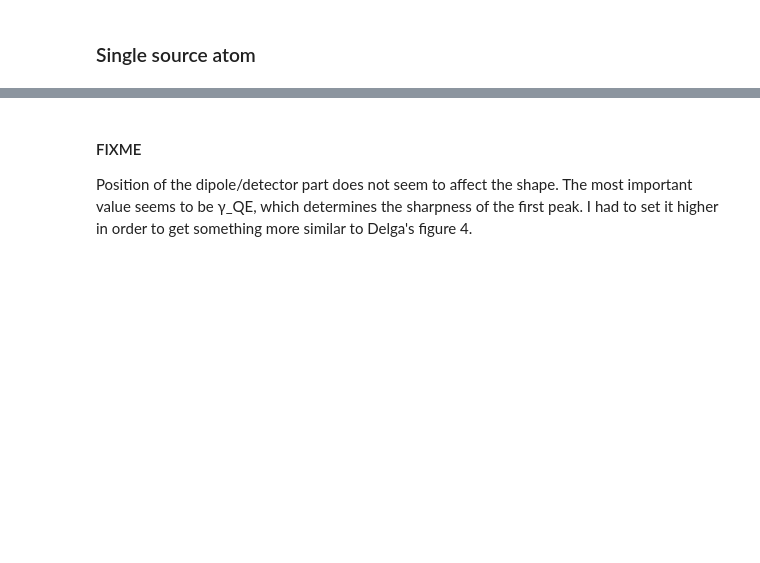
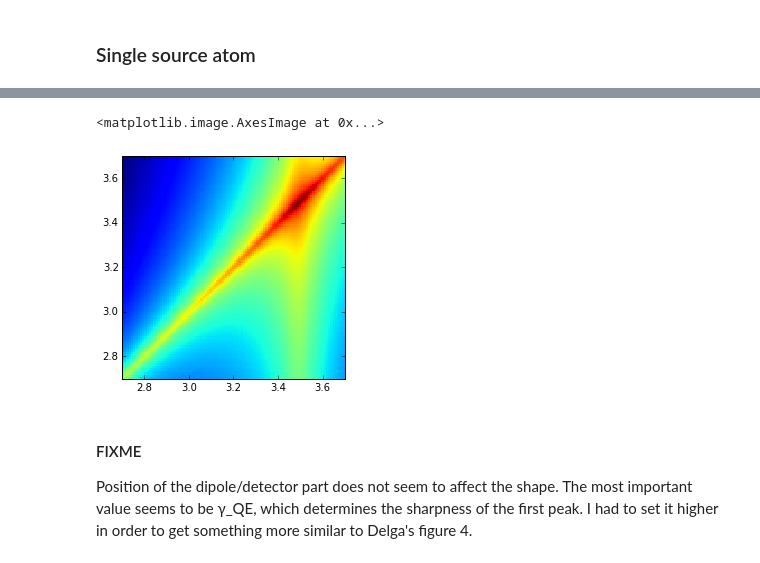
Before and after one commit to texnokrates/dicke, a Jupyter notebook: ipynotebooks/scattering.ipynb, the cells around one changed output, grey strips where cells are left out. Cells and saved outputs as stored; diff of their text form; code cells hidden in the pictures; blank space fills up the shorter version.

```diff
--- a/ipynotebooks/scattering.ipynb
+++ b/ipynotebooks/scattering.ipynb
@@ -213,3 +228,38 @@ plt.plot(ωlist*ℏ/eV,Slist)
+# %%
+import matplotlib.cm as cm
+from matplotlib.colors import LogNorm
+
+
+startω = 2.7*eV/ℏ
+stopω = 3.7*eV/ℏ
+ωlist = np.linspace(startω, stopω, 100)
+ω_0list = np.linspace(startω, stopω, 100)
+Slist = np.empty(shape=(ω_0list.shape[0],ωlist.shape[0]),dtype=float)
+for i in range(ω_0list.shape[0]):
+    ω_0 = ω_0list[i]
+    Ω = ω_0+1j*γ_QE
+    for k in range(ωlist.shape[0]):
+        ω = ωlist[k]
+        ε_m = ε_drude(ε_inf, ω_p, γ_p, ω)
+        #G = mie_G_scatt(a=a, nmax=nmax, ε_m=ε_m,
+        #            ε_b=ε_b, ω=ω, r1=R, r2=r1)
+        #pref = np.linalg.norm((ω*ω/(c*c*ε_0))*np.dot(G, μ))**2
+        #postf = 1/abs(ω-Ω)**2+1/abs(ω+Ω)**2
+        K = mie_G_scatt(a=a, nmax=nmax, ε_m=ε_m,
+                    ε_b=ε_b, ω=ω, r1=R, r2=r1)
+        Kself = mie_G_scatt(a=a, nmax=nmax, ε_m=ε_m,
+                    ε_b=ε_b, ω=ω, r1=r1, r2=r1)
+        num = np.linalg.norm((ω*ω/(c*c*ε_0))*np.dot(K,μ))**2
+        den = abs(ω*ω-2j*ω*Ω.imag - abs(Ω)**2
+           +2*(ω*ω/(c*c*ε_0*ℏ)) * Ω.real*np.dot(μ,np.dot(Kself,μ)))**2
+        Slist[i,k] = num/den*2*(ω*ω+abs(Ω)**2)
+        #Slist[i,k] = pref*postf
+# %%
+plt.imshow(Slist, extent=(ω_0list.min()*ℏ/eV, ω_0list.max()*ℏ/eV, ωlist.min()*ℏ/eV, ωlist.max()*ℏ/eV),
+           interpolation='nearest', norm=LogNorm(), origin='lower', cmap=cm.jet)
+# %% [output]
+<matplotlib.image.AxesImage at 0x...>
+[figure, added]
 # %% [markdown]
 #### FIXME
 Position of the dipole/detector part does not seem to affect the shape. The most important value seems to be γ_QE, which determines
```
Also changed, not shown: parts of 13 cells of this notebook.
